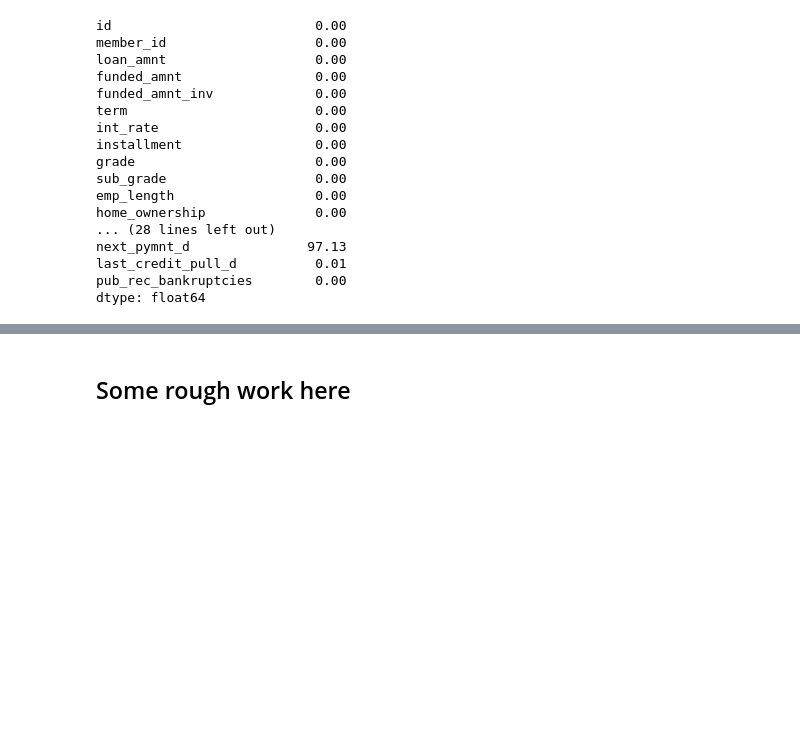
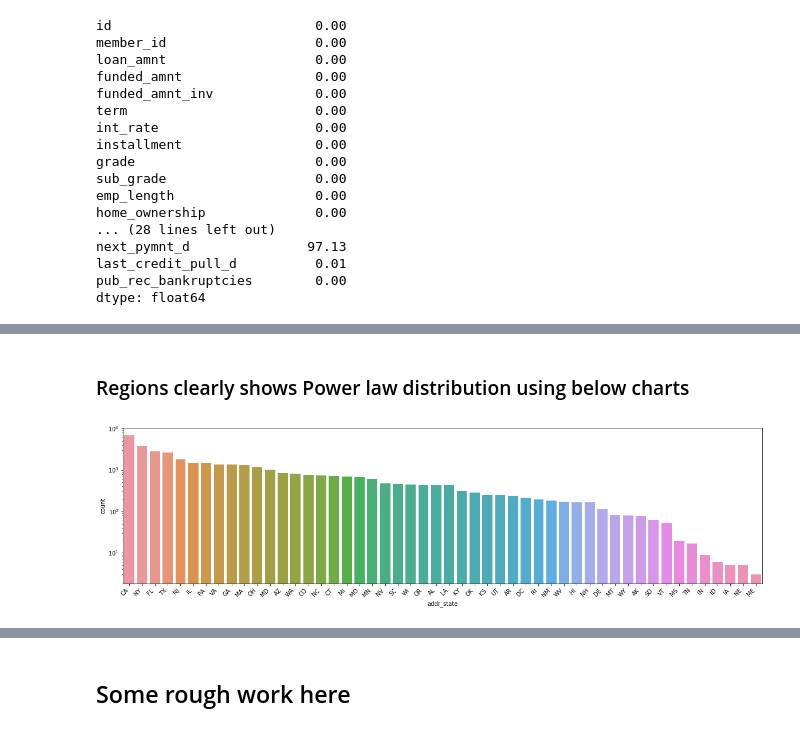
Before and after one commit to arpitjoshi/case-study-2, a Jupyter notebook: notebook.ipynb, the cells around one changed output, grey strips where cells are left out. Saved outputs shown, nothing was run; the diff lists cells and outputs as text; code cells hidden in the pictures; blank space fills up the shorter version.

```diff
--- a/notebook.ipynb
+++ b/notebook.ipynb
@@ -232,0 +283,10 @@ dtype: float64
+# %% [markdown]
+### Regions clearly shows Power law distribution using below charts
+# %%
+fig = plt.figure(figsize=(20, 5), )
+plt.yscale("log")
+ax=sns.countplot(x="addr_state", data=dataset, linewidth=1, order=dataset['addr_state'].value_counts().index)
+ax.set_xticklabels(ax.get_xticklabels(), rotation=45, ha="right")
+plt.show()
+# %% [output]
+[figure, added]
```
Also changed, not shown: parts of 13 cells of this notebook.
